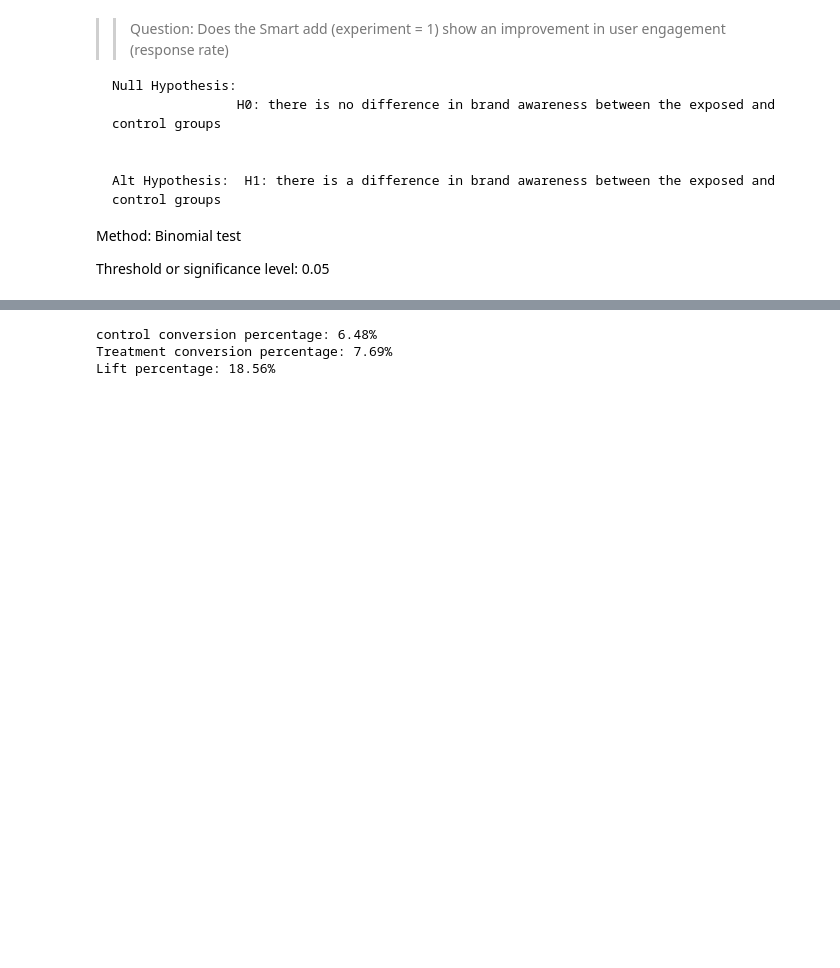
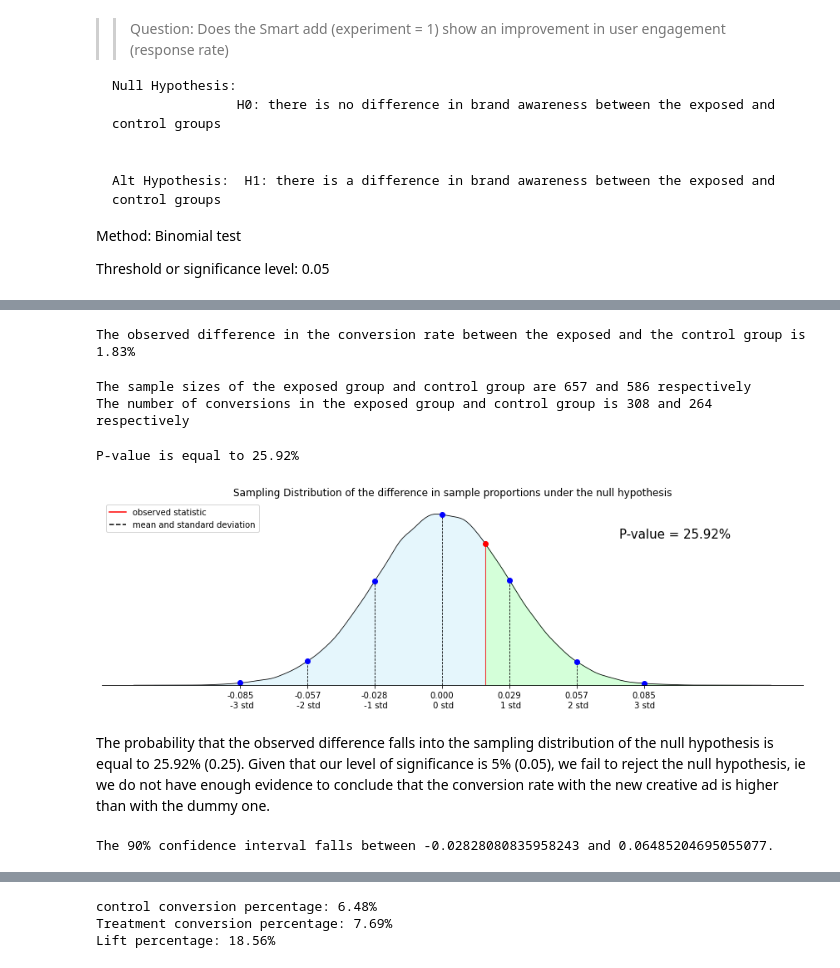
Before and after one commit to jedisam/abtest-mlops-, a Jupyter notebook: notebooks/classical.ipynb, the cells around one changed output, grey strips where cells are left out. Cells and saved outputs as stored; diff of their text form; code cells hidden in the pictures; blank space fills up the shorter version.

```diff
--- a/notebooks/classical.ipynb
+++ b/notebooks/classical.ipynb
@@ -136,0 +72,35 @@ Threshold or significance level: 0.05
+# %%
+obs_diff = exposed.yes.mean() - control.yes.mean()
+obs_diff_form = '{0:.2f}%'.format(obs_diff*100)
+print('The observed difference in the conversion rate between the exposed and the control group is {}'.format(obs_diff_form))
+# %% [output]
+The observed difference in the conversion rate between the exposed and the control group is 1.83%
+# %%
+exposed_converted = exposed.query('yes == 1')
+control_converted = control.query('yes == 1')
+print('The sample sizes of the exposed group and control group are {} and {} respectively'.format(exposed.shape[0], control.shape[0]))
+print('The number of conversions in the exposed group and control group is {} and {} respectively'.format(exposed_converted.shape[0],
+                                                                                          control_converted.shape[0]))
+# %% [output]
+The sample sizes of the exposed group and control group are 657 and 586 respectively
+The number of conversions in the exposed group and control group is 308 and 264 respectively
+# %%
+#storing number of conversions for exposed and control groups as numpy arrays
+count = np.array([exposed_converted.shape[0], control_converted.shape[0]])
+#storing sample sizes of exposed and control group as numpy arrays
+nobs = np.array([exposed.shape[0], control.shape[0]])
+#storing results of z test in variables
+stat, p_val = proportions_ztest(count, nobs, alternative = 'larger')
+p_form = '{0:.2f}%'.format(p_val*100)
+print('P-value is equal to {}'.format(p_form))
+# %% [output]
+P-value is equal to 25.92%
+# %%
+# Draw 100000 samples from binominal distribution
+exposed_simulation = np.random.binomial(exposed.shape[0], exposed.yes.mean(), 100000)/exposed.shape[0]
+control_simulation = np.random.binomial(control.shape[0], control.yes.mean(), 100000)/control.shape[0]
+p_diffs = exposed_simulation - control_simulation
+diffs = np.array(p_diffs)
+
+#Creation of normal distribution centered at zero
+null_vals = np.random.normal(0, np.std(diffs), len(diffs))
@@ -136,0 +166,45 @@ Threshold or significance level: 0.05
+# %%
+def shading(data, left, right, color):
+
+    """
+    This function shades areas of the kde plot.
+    Arguments:
+    data = array
+    left = left boundary of the area to be shaded
+    right = right boundary of the area to be shaded
+    color = color
+    """
+
+    #Shading areas
+    kde = stats.gaussian_kde(data)
+    shade = np.linspace(left, right, 100)
+    plt.fill_between(shade, kde(shade), color = color, alpha = 0.5);
+# %%
+# Plotting the sampling distribution
+statplot(null_vals, 15, obs_diff, 'Sampling Distribution of the difference in sample proportions under the null hypothesis')
+shading(null_vals, obs_diff, null_vals.max(),'#aaffb5')
+shading(null_vals, null_vals.min(), obs_diff,'#cceefb')
+plt.text(0.075, 12, "P-value = {}".format(p_form), color = 'black', size = 15);
+# %% [output]
+[figure, added]
+# %% [markdown]
+The probability that the observed difference falls into the sampling distribution of the null hypothesis is equal to 25.92% (0.25). Given that our level of significance is 5% (0.05), we fail to reject the null hypothesis, ie we do not have enough evidence to conclude that the conversion rate with the new creative ad is higher than with the dummy one.
+# %%
+# Calculate z statistic
+zscore = stats.norm.ppf(1 - .05)
+
+# Calculate mean proportion for exposed group
+p1 = exposed.yes.mean()
+# Calculate mean proportion for control group
+p2 = control.yes.mean()
+# Calculate distance from the mean
+distance_from_mean = ((p1*(1-p1)/exposed.yes.shape[0]) + (p2*(1-p2)/control.yes.shape[0])) ** 0.5 * zscore
+
+# Lower boarder of the interval
+low = obs_diff - distance_from_mean
+# Higher boarder of the interval
+high = obs_diff + distance_from_mean
+
+print('The 90% confidence interval falls between {} and {}.'.format(low, high))
+# %% [output]
+The 90% confidence interval falls between -0.02828080835958243 and 0.06485204695055077.
```
Also changed, not shown: parts of 36 cells of this notebook.
